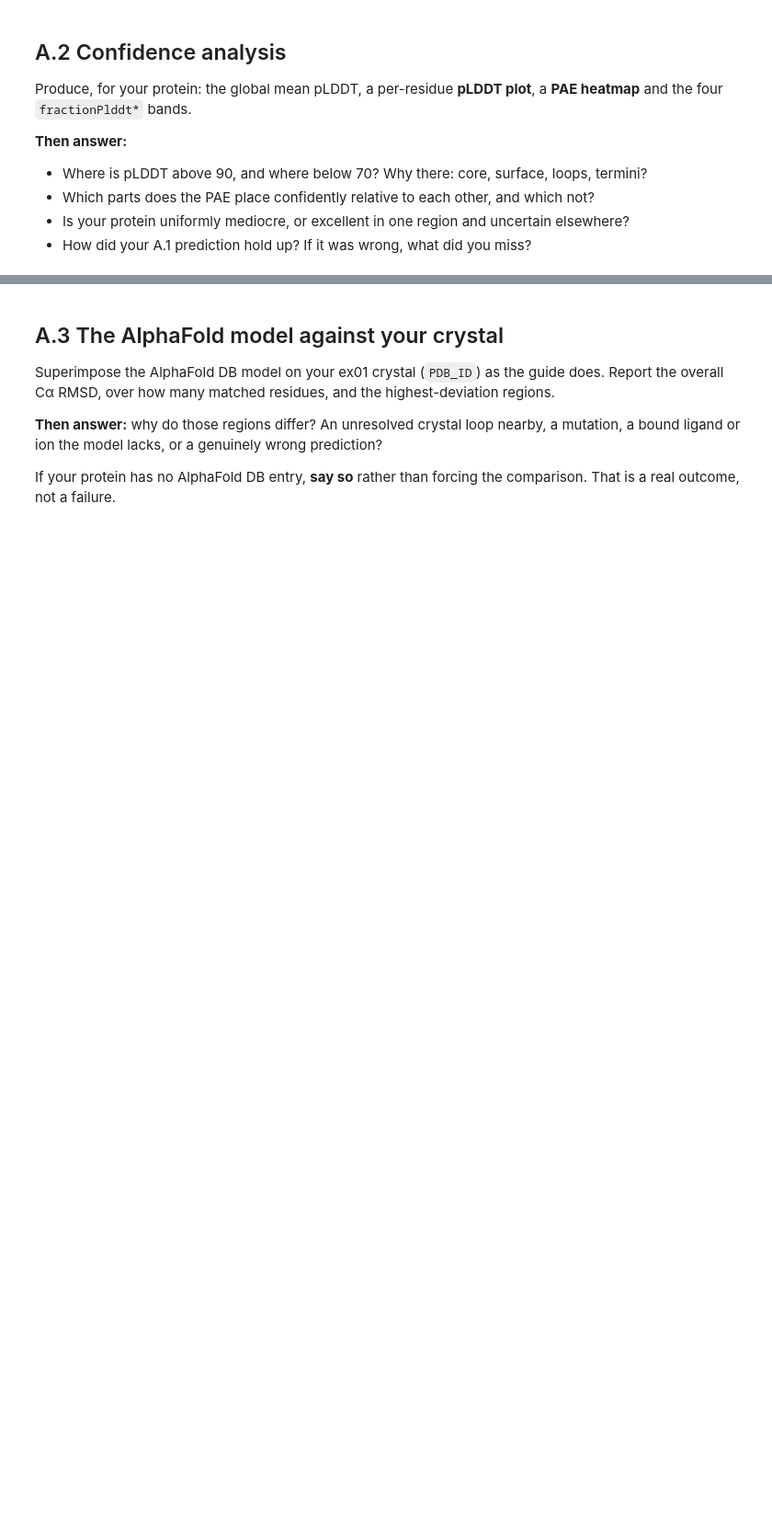
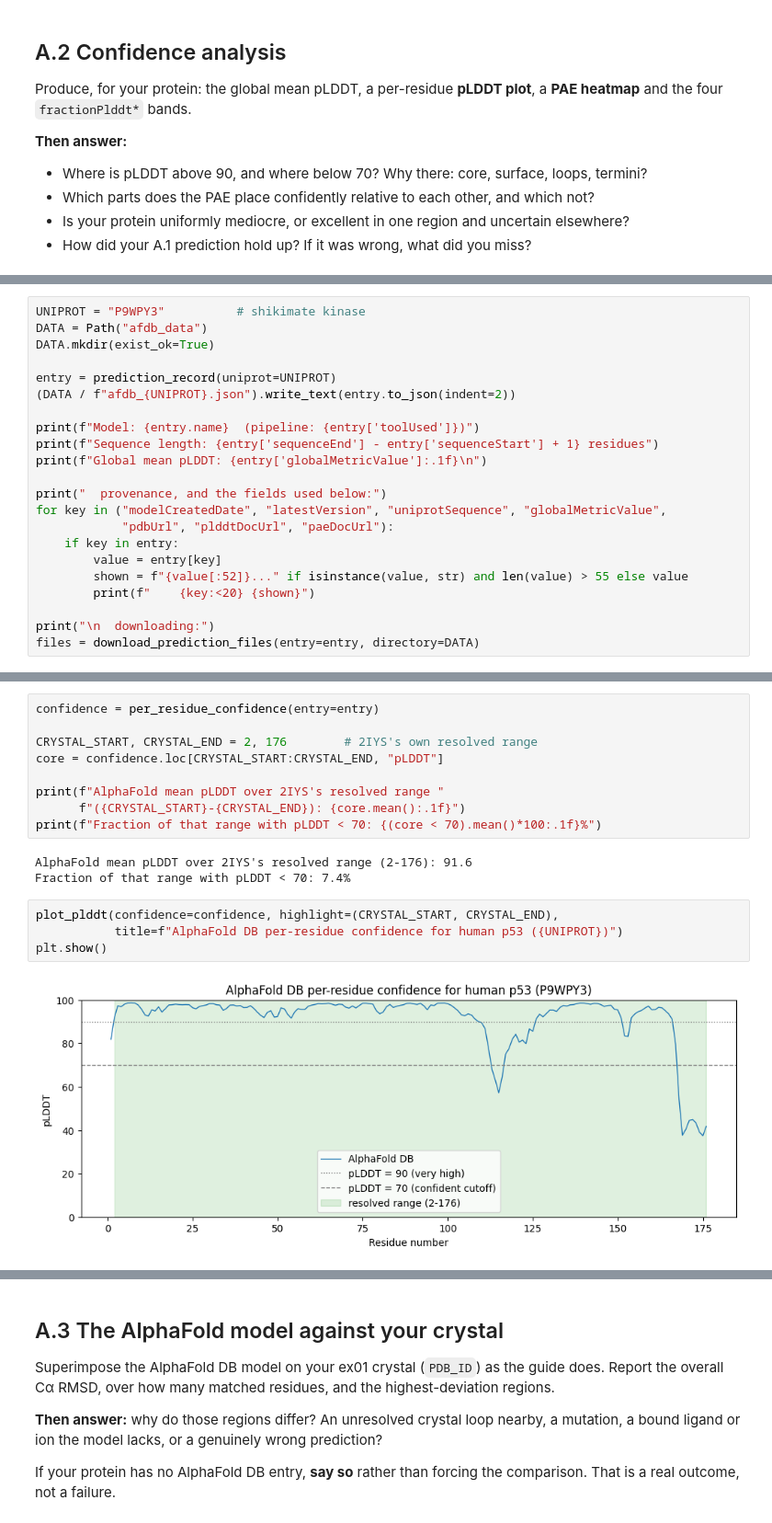
Before and after one commit to JosefBirnoecker/Strukturbioinformatik_Projekt, a Jupyter notebook: ex02/ex02_workbook.ipynb, the cells around one changed output, grey strips where cells are left out. Shown at 92% size. Cells and saved outputs as stored; diff of their text form; blank space fills up the shorter version.

```diff
--- a/ex02/ex02_workbook.ipynb
+++ b/ex02/ex02_workbook.ipynb
@@ -83,0 +207,22 @@ heatmap** and the four `fractionPlddt*` bands.
+# %%
+UNIPROT = "P9WPY3"          # shikimate kinase
+DATA = Path("afdb_data")
+DATA.mkdir(exist_ok=True)
+
+entry = prediction_record(uniprot=UNIPROT)
+(DATA / f"afdb_{UNIPROT}.json").write_text(entry.to_json(indent=2))
+
+print(f"Model: {entry.name}  (pipeline: {entry['toolUsed']})")
+print(f"Sequence length: {entry['sequenceEnd'] - entry['sequenceStart'] + 1} residues")
+print(f"Global mean pLDDT: {entry['globalMetricValue']:.1f}\n")
+
+print("  provenance, and the fields used below:")
+for key in ("modelCreatedDate", "latestVersion", "uniprotSequence", "globalMetricValue",
+            "pdbUrl", "plddtDocUrl", "paeDocUrl"):
+    if key in entry:
+        value = entry[key]
+        shown = f"{value[:52]}..." if isinstance(value, str) and len(value) > 55 else value
+        print(f"    {key:<20} {shown}")
+
+print("\n  downloading:")
+files = download_prediction_files(entry=entry, directory=DATA)
@@ -83,0 +337,18 @@ heatmap** and the four `fractionPlddt*` bands.
+# %%
+confidence = per_residue_confidence(entry=entry)
+
+CRYSTAL_START, CRYSTAL_END = 2, 176        # 2IYS's own resolved range
+core = confidence.loc[CRYSTAL_START:CRYSTAL_END, "pLDDT"]
+
+print(f"AlphaFold mean pLDDT over 2IYS's resolved range "
+      f"({CRYSTAL_START}-{CRYSTAL_END}): {core.mean():.1f}")
+print(f"Fraction of that range with pLDDT < 70: {(core < 70).mean()*100:.1f}%")
+# %% [output]
+AlphaFold mean pLDDT over 2IYS's resolved range (2-176): 91.6
+Fraction of that range with pLDDT < 70: 7.4%
+# %%
+plot_plddt(confidence=confidence, highlight=(CRYSTAL_START, CRYSTAL_END),
+           title=f"AlphaFold DB per-residue confidence for human p53 ({UNIPROT})")
+plt.show()
+# %% [output]
+[figure, added]
```
Also changed, not shown: parts of 14 cells of this notebook.
